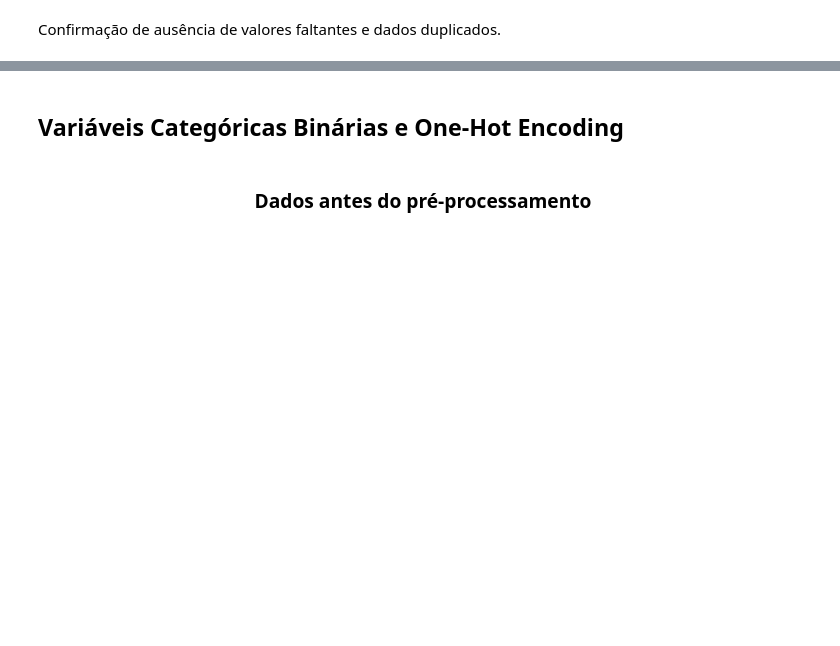
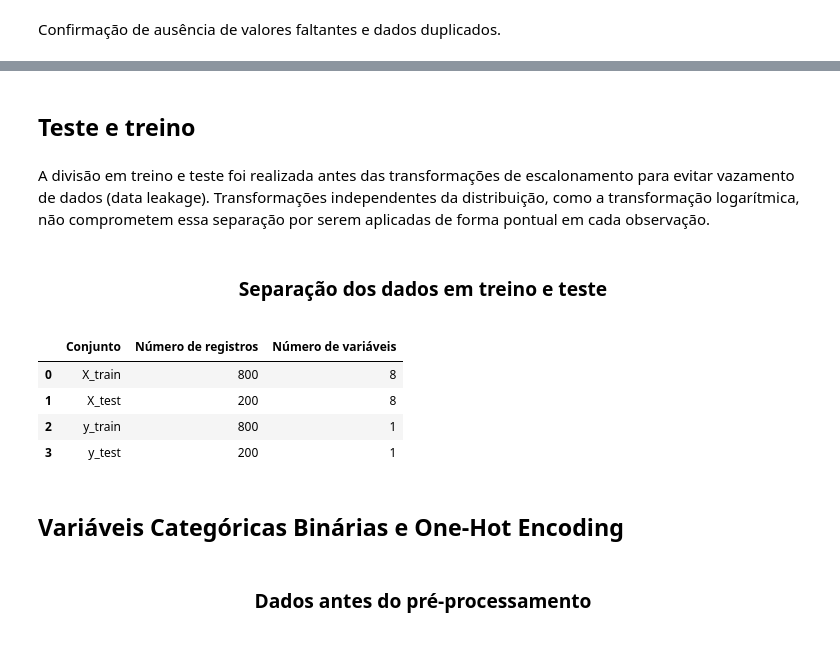
Before and after one commit to Vieiraligia/Data-Science-and-Analytics, a Jupyter notebook: MVP Analise de Dados e Boas Praticas/MVP_AnalisedeDadoseBoasPraticas.ipynb, the cells around one changed output, grey strips where cells are left out. Drawn from its saved outputs; the diff is of its cells as text; code cells hidden in the pictures; blank space fills up the shorter version.

```diff
--- a/MVP Analise de Dados e Boas Praticas/MVP_AnalisedeDadoseBoasPraticas.ipynb
+++ b/MVP Analise de Dados e Boas Praticas/MVP_AnalisedeDadoseBoasPraticas.ipynb
@@ -584,3 +661,67 @@ Confirmação de ausência de valores faltantes e dados duplicados.
+# %% [markdown]
+## Teste e treino
+# %% [markdown]
+A divisão em treino e teste foi realizada antes das transformações de escalonamento para evitar vazamento de dados (data leakage). Transformações independentes da distribuição, como a transformação logarítmica, não comprometem essa separação por serem aplicadas de forma pontual em cada observação.
+# %%
+from sklearn.model_selection import train_test_split
+from IPython.display import display, HTML
+
+display(HTML("""
+<h3 style='text-align:center; margin-bottom:15px;'>
+Separação dos dados em treino e teste
+</h3>
+"""))
+
+# separação dos dados
+X_train, X_test, y_train, y_test = train_test_split(
+    X, y,
+    test_size=0.2,
+    random_state=42
+)
+
+# tabela com tamanhos
+import pandas as pd
+
+df_split = pd.DataFrame({
+    "Conjunto": ["X_train", "X_test", "y_train", "y_test"],
+    "Número de registros": [
+        X_train.shape[0],
+        X_test.shape[0],
+        y_train.shape[0],
+        y_test.shape[0]
+    ],
+    "Número de variáveis": [
+        X_train.shape[1],
+        X_test.shape[1],
+        1,
+        1
+    ]
+})
+
+display(
+    df_split.style
+    .set_properties(**{
+        "background-color": "#f9f9f9",
+        "color": "#333",
+        "border-color": "#ccc"
+    })
+    .set_table_styles([
+        {"selector": "th",
+         "props": [("background-color", "#4CAF50"),
+                   ("color", "white"),
+                   ("font-weight", "bold"),
+                   ("text-align", "center")]},
+        {"selector": "td",
+         "props": [("text-align", "center")]}
+    ])
+)
+# %% [output]
+Separação dos dados em treino e teste
+|  | Conjunto | Número de registros | Número de variáveis |
+| 0 | X_train | 800 | 8 |
+| 1 | X_test | 200 | 8 |
+| 2 | y_train | 800 | 1 |
+| 3 | y_test | 200 | 1 |
 # %% [markdown]
 ## Variáveis Categóricas Binárias e One-Hot Encoding
 # %%
```
Also changed, not shown: parts of 7 cells of this notebook.
